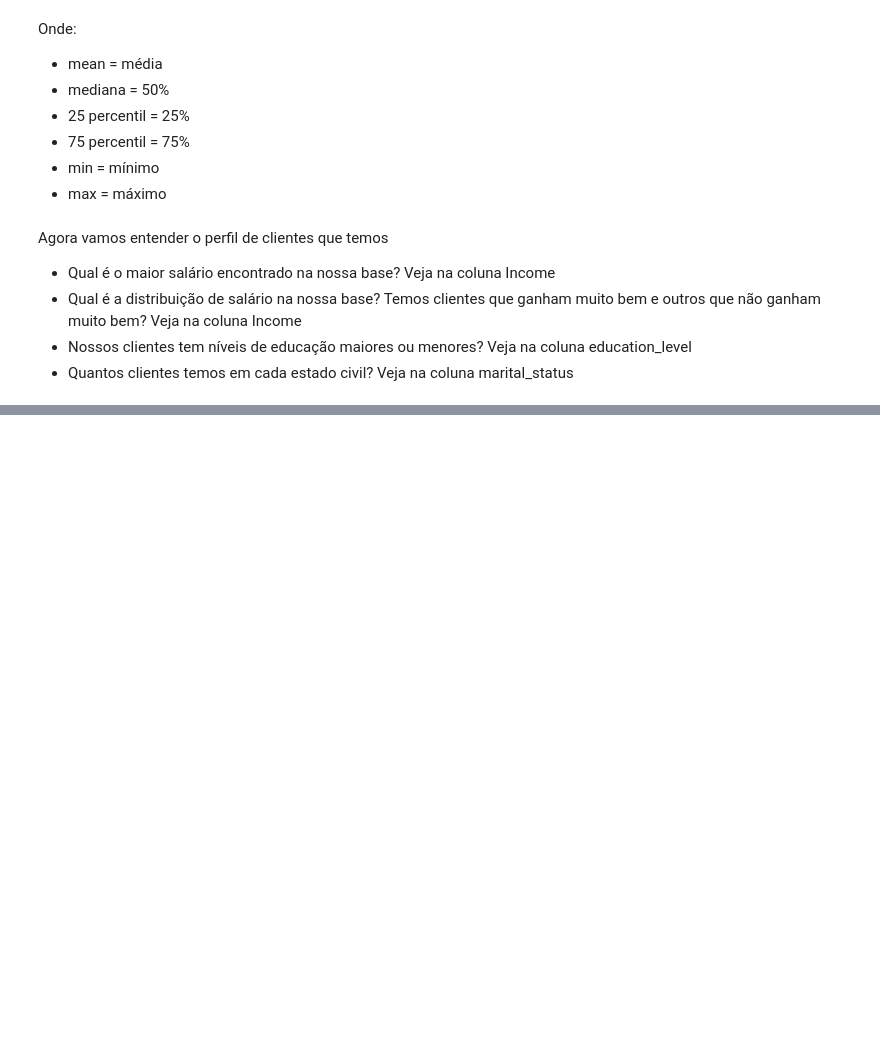
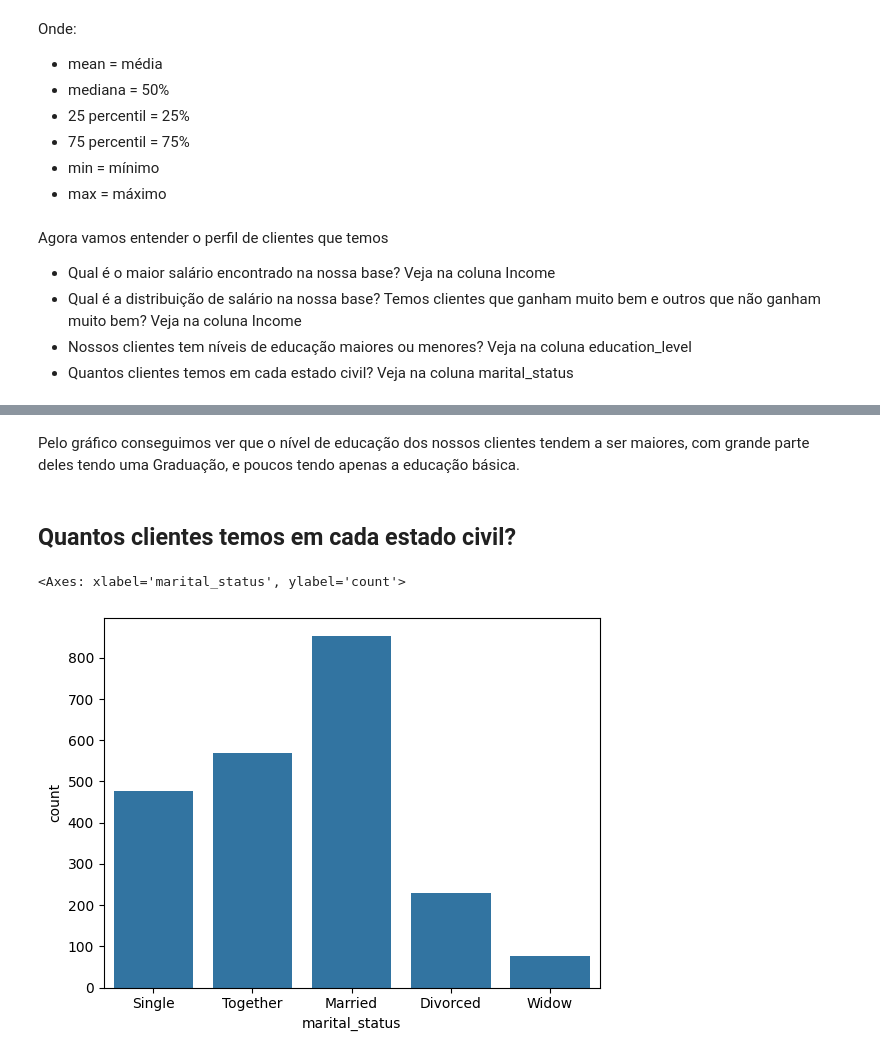
Before and after one commit to joaohsilva416/Desafio_Ifood, a Jupyter notebook: notebooks/Desafio Ifood.ipynb, the cells around one changed output, grey strips where cells are left out. Drawn from its saved outputs; the diff is of its cells as text; code cells hidden in the pictures; blank space fills up the shorter version.

```diff
--- a/notebooks/Desafio Ifood.ipynb
+++ b/notebooks/Desafio Ifood.ipynb
@@ -209,0 +261,10 @@ Agora vamos entender o perfil de clientes que temos
+# %% [markdown]
+Pelo gráfico conseguimos ver que o nível de educação dos nossos clientes tendem a ser maiores, com grande parte deles tendo uma Graduação, e poucos tendo apenas a educação básica.
+# %% [markdown]
+## Quantos clientes temos em cada estado civil?
+# %%
+# Plotando gráfico de barras por estado civil
+sns.countplot(x=df['marital_status'])
+# %% [output]
+<Axes: xlabel='marital_status', ylabel='count'>
+[figure, added]
```
Also changed, not shown: parts of 29 cells of this notebook.
